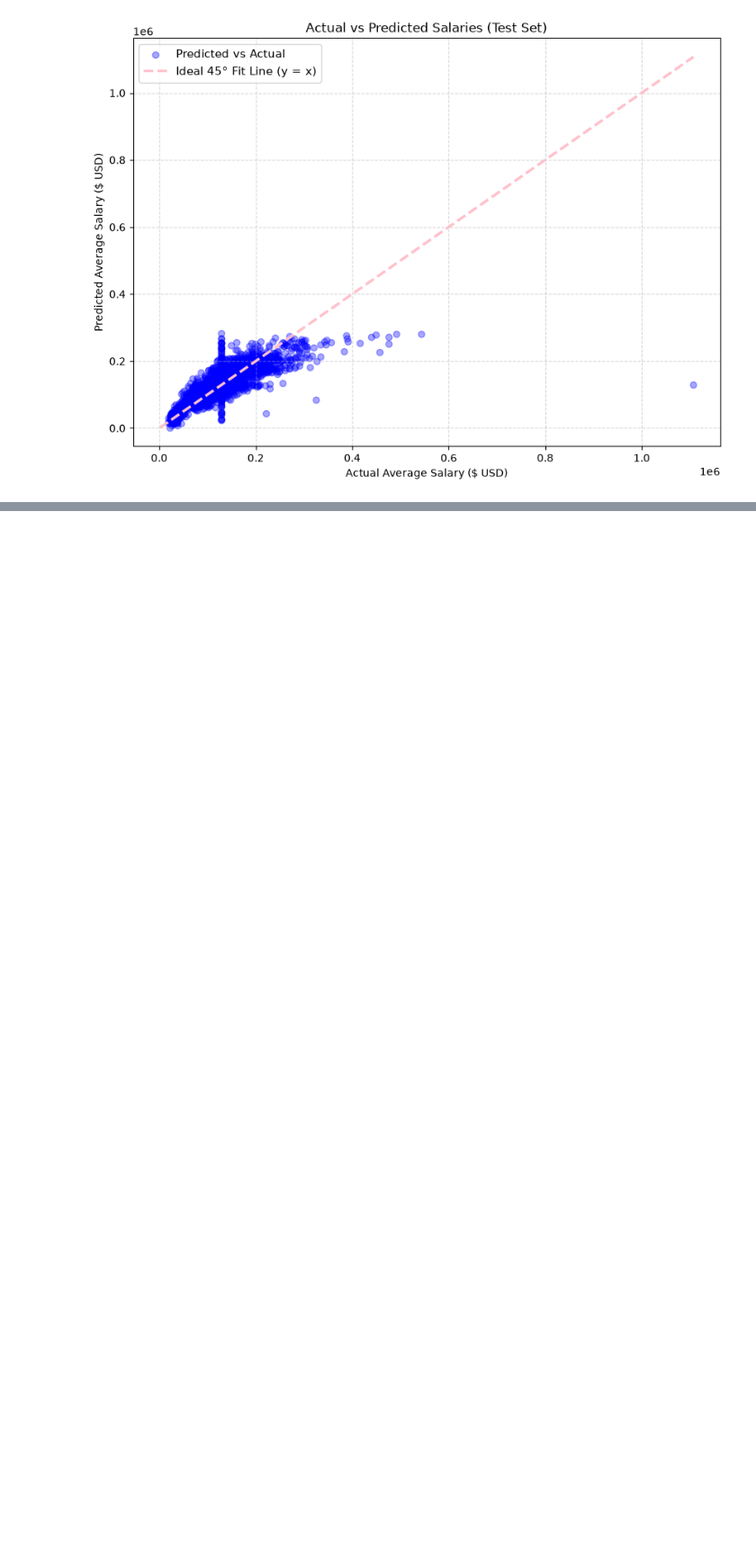
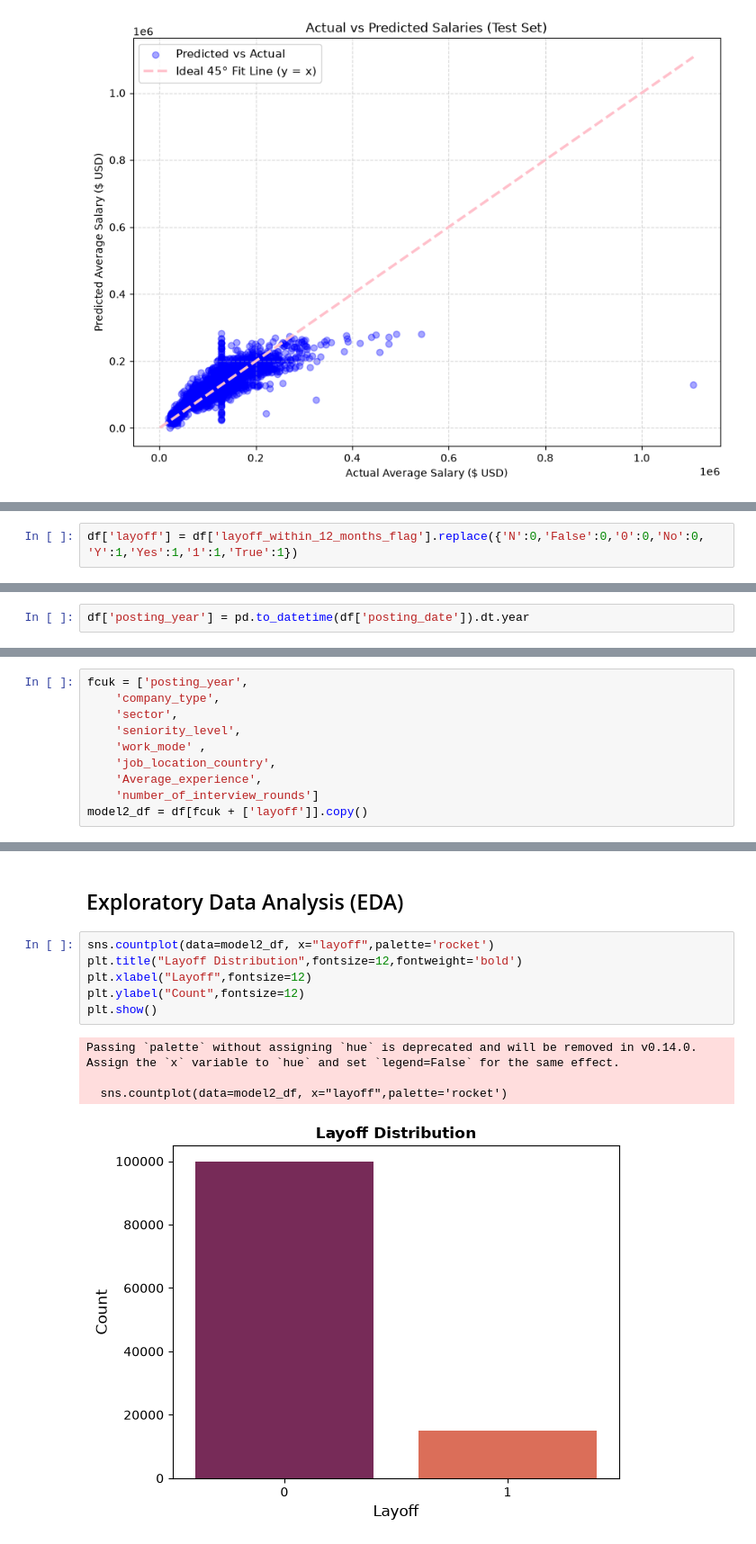
Before and after one commit to anshulbaisoya82-ux/Task-2-, a Jupyter notebook: Salary.ipynb, the cells around one changed output, grey strips where cells are left out. Shown at 90% size. Saved outputs shown, nothing was run; the diff lists cells and outputs as text; blank space fills up the shorter version.

```diff
--- a/Salary.ipynb
+++ b/Salary.ipynb
@@ -632,0 +670,3 @@ plt.show()
+# %%
+df['layoff'] = df['layoff_within_12_months_flag'].replace({'N':0,'False':0,'0':0,'No':0,
+'Y':1,'Yes':1,'1':1,'True':1})
@@ -632,0 +698,2 @@ plt.show()
+# %%
+df['posting_year'] = pd.to_datetime(df['posting_date']).dt.year
@@ -632,0 +752,10 @@ plt.show()
+# %%
+fcuk = ['posting_year',
+	'company_type',
+	'sector',
+	'seniority_level',
+	'work_mode' ,
+	'job_location_country',
+	'Average_experience',
+	'number_of_interview_rounds']
+model2_df = df[fcuk + ['layoff']].copy()
@@ -632,0 +785,13 @@ plt.show()
+# %% [markdown]
+## Exploratory Data Analysis (EDA)
+# %%
+sns.countplot(data=model2_df, x="layoff",palette='rocket')
+plt.title("Layoff Distribution",fontsize=12,fontweight='bold')
+plt.xlabel("Layoff",fontsize=12)
+plt.ylabel("Count",fontsize=12)
+plt.show()
+# %% [output]
+Passing `palette` without assigning `hue` is deprecated and will be removed in v0.14.0. Assign the `x` variable to `hue` and set `legend=False` for the same effect.
+
+  sns.countplot(data=model2_df, x="layoff",palette='rocket')
+[figure, added]
```
Also changed, not shown: parts of 28 cells of this notebook.
